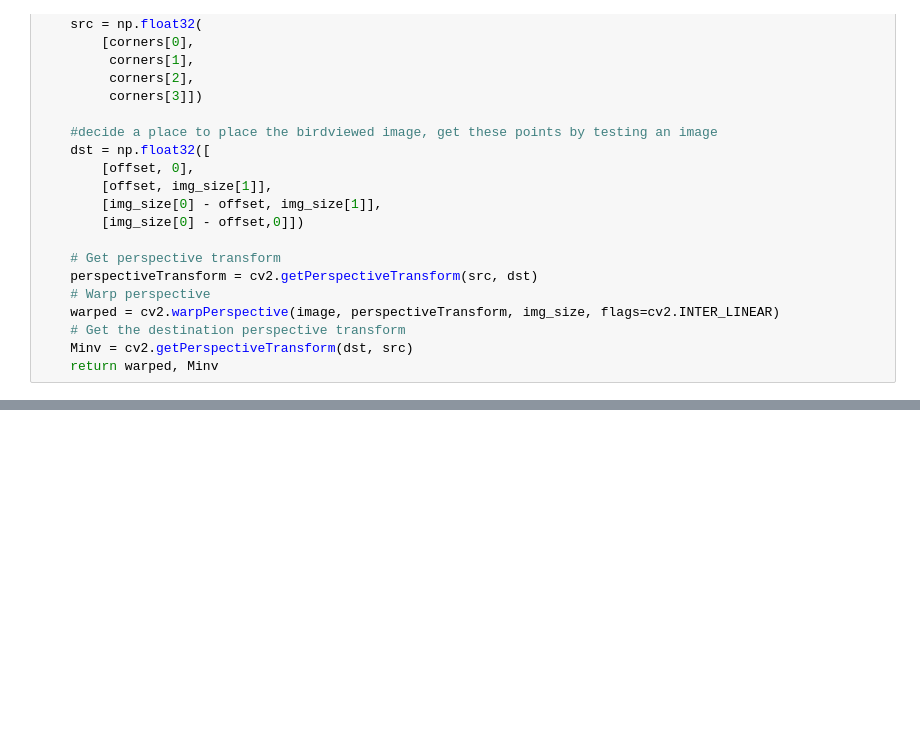
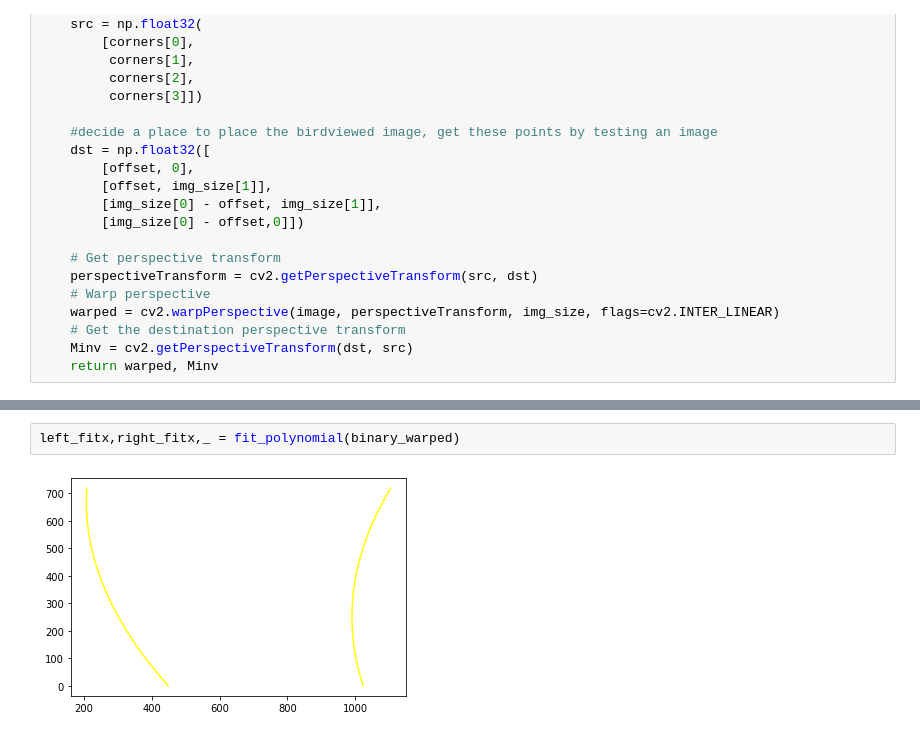
Before and after one commit to zhou-wenbin/Udacity-Advanced-Lane-detection, a Jupyter notebook: Explanation of the image process steps by steps.ipynb, the cells around one changed output, grey strips where cells are left out. Saved outputs shown, nothing was run; the diff lists cells and outputs as text; blank space fills up the shorter version.

```diff
--- a/Explanation of the image process steps by steps.ipynb
+++ b/Explanation of the image process steps by steps.ipynb
@@ -382,0 +423,4 @@ True
+# %%
+left_fitx,right_fitx,_ = fit_polynomial(binary_warped)
+# %% [output]
+[figure, added]
```
Also changed, not shown: parts of 7 cells of this notebook, 14 other files.
